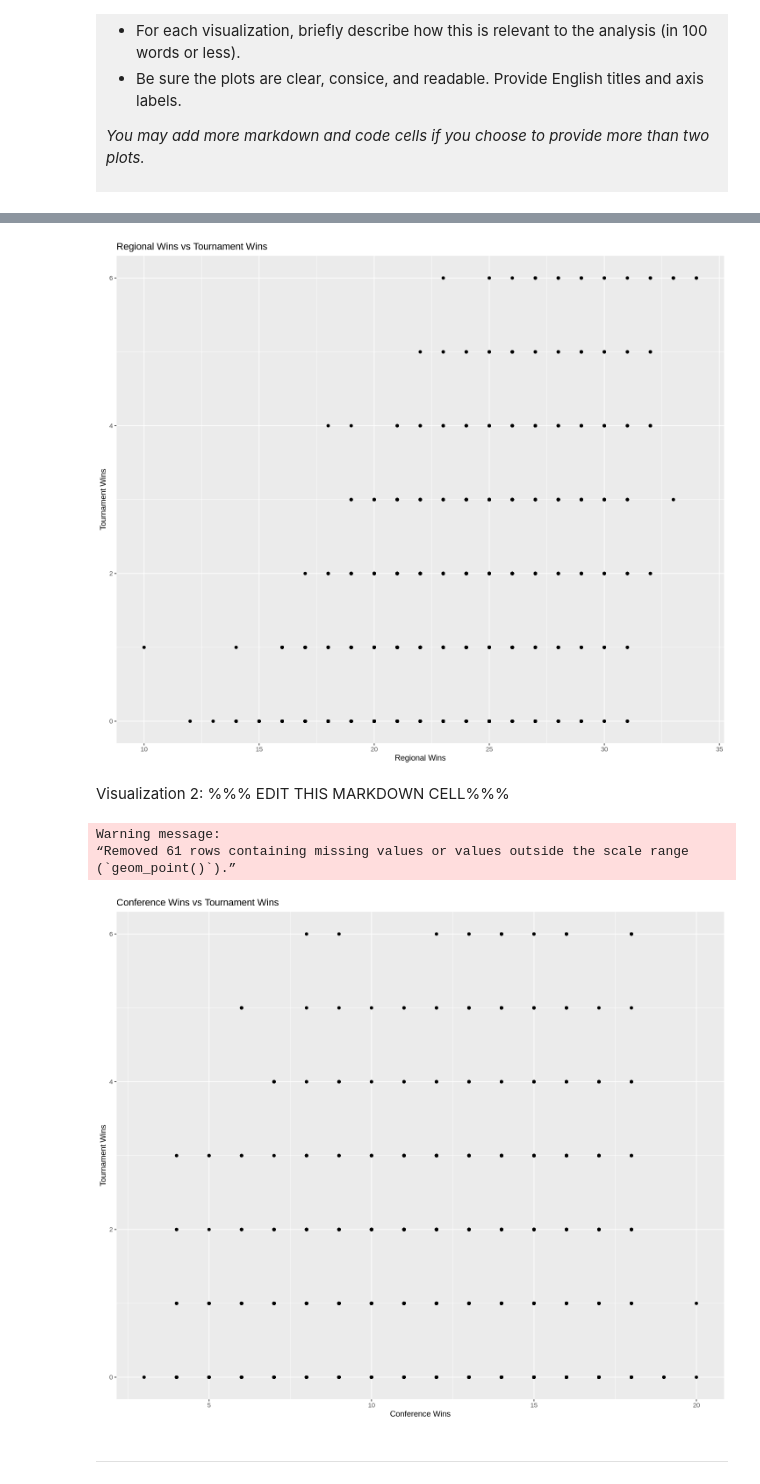
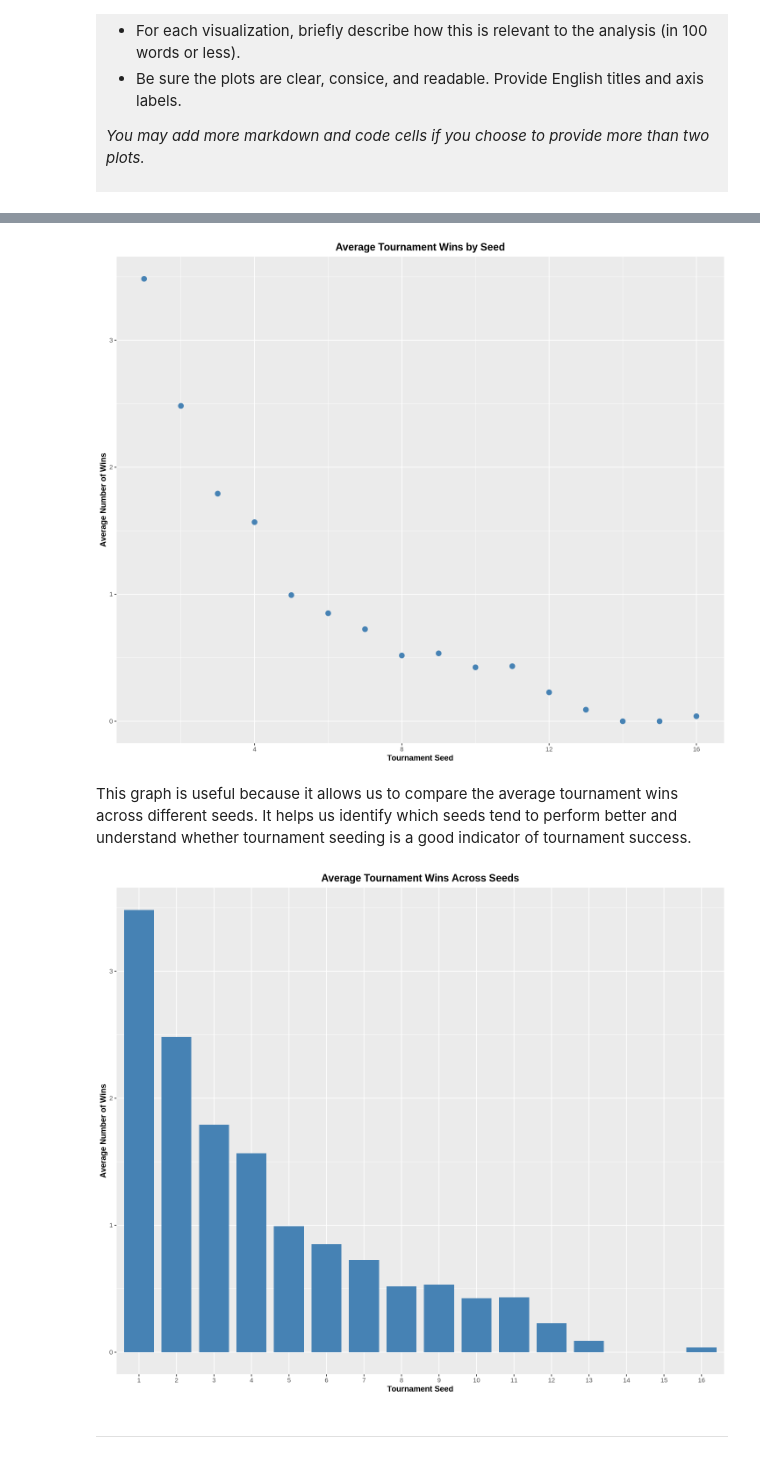
Before and after one commit to GaurJ5/dsci-100-project-gaurish-jain, a Jupyter notebook: dsci-100-project-notebook.ipynb, the cells around one changed output, grey strips where cells are left out. Cells and saved outputs as stored; diff of their text form; code cells hidden in the pictures.

```diff
--- a/dsci-100-project-notebook.ipynb
+++ b/dsci-100-project-notebook.ipynb
@@ -370,28 +418,41 @@ Based on your research question:
 # %%
 options(repr.plot.width = 12, repr.plot.height = 10)
 
-ggplot(march_madness_tidy, aes(x = reg_wins, y = tourney_wins)) +
-  geom_point() +
-  labs(title = "Regional Wins vs Tournament Wins",
-       x = "Regional Wins",
-       y = "Tournament Wins")
+
+seed_summary_45 <- march_madness_tidy |>
+  group_by(seed) |>
+  summarise(mean_wins = mean(tourney_wins))     #group and summarise the seeds
+
+# Create a scatterplot
+ggplot(seed_summary_45, aes(x = seed, y = mean_wins)) +
+  geom_point(colour = "steelblue", size = 3) +        #this is important for the colour of the points so that it is easy to visualise
+  labs(
+    title = "Average Tournament Wins by Seed",
+    x = "Tournament Seed",                                    #Labelling the graphs
+    y = "Average Number of Wins"
+  ) +
+  theme(
+    plot.title = element_text(hjust = 0.5, face = "bold", size = 14),   #size and the designing of the graph
+    axis.title = element_text(face = "bold", size = 11)
+  )
 # %% [output]
-[figure, old version]
+[figure, new version]
 # %% [markdown]
-Visualization 2: %%% EDIT THIS MARKDOWN CELL%%%
+This graph is useful because it allows us to compare the average tournament wins across different seeds. It helps us identify which seeds tend to perform better and understand whether tournament seeding is a good indicator of tournament success.
 # %%
-options(repr.plot.width = 12, repr.plot.height = 10)
-
-ggplot(march_madness_tidy, aes(x = conf_wins, y = tourney_wins)) +
-  geom_point() +
-  labs(title = "Conference Wins vs Tournament Wins",
-       x = "Conference Wins",
-       y = "Tournament Wins")
+ggplot(seed_summary_45, aes(x = as_factor(seed), y = mean_wins)) +        #selected the filtered datapoints from 4.3
+  geom_bar(stat = "identity", fill = "steelblue", width = 0.8) +
+  labs(
+    title = "Average Tournament Wins Across Seeds",
+    x = "Tournament Seed",
+    y = "Average Number of Wins"
+  ) +
+  theme(
+    plot.title = element_text(hjust = 0.5, face = "bold", size = 14),
+    axis.title = element_text(face = "bold", size = 11)                    #reference to the size and title sizes
+  )
 # %% [output]
-Warning message:
-“Removed 61 rows containing missing values or values outside the scale range
-(`geom_point()`).”
-[figure, old version]
+[figure, new version]
 # %% [markdown]
 ------
 # %% [markdown]
```
Also changed, not shown: parts of 16 cells of this notebook.
